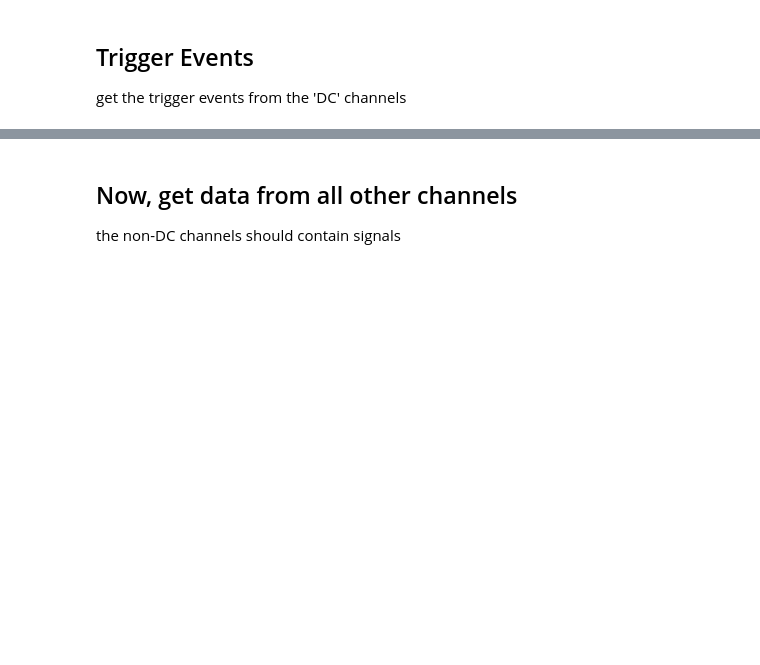
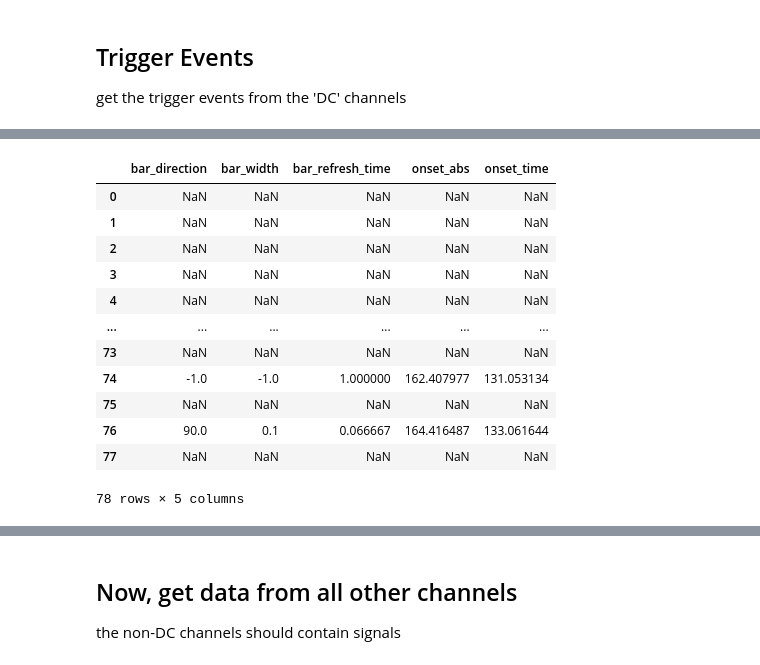
Before and after one commit to spinoza-centre/prf-seeg, a Jupyter notebook: notebooks/sEEG_1.ipynb, the cells around one changed output, grey strips where cells are left out. Drawn from its saved outputs; the diff is of its cells as text; code cells hidden in the pictures; blank space fills up the shorter version.

```diff
--- a/notebooks/sEEG_1.ipynb
+++ b/notebooks/sEEG_1.ipynb
@@ -84 +96,22 @@ print(raw_data.ch_names)
 ["POL A'1", "POL A'2", "POL A'3", "POL A'4", "POL A'5", "POL A'6", "POL A'7", "POL A'8", "POL A'9", "POL A'10", "POL A'13", "POL A'14", "POL F'1", "POL F'2", "POL F'3", "POL F'4", "POL F'5", "POL F'6" ...
+# %%
+evt_data = pd.read_csv(os.path.join(bids_dir, subj, 'func', evt_tsv_file), sep='\t')
+start_time = evt_data[evt_data.event_type == 'pulse'].onset_abs.values[0]
+trial_data = evt_data[evt_data.event_type == 'stim'][['bar_direction', 'bar_width', 'bar_refresh_time', 'onset_abs']]
+trial_data = trial_data[~np.isnan(trial_data['bar_width'].values)]
+trial_data['onset_time'] = trial_data.onset_abs - start_time
+trial_data.reindex(index=np.arange(trial_data.shape[0]))
+# %% [output]
+|  | bar_direction | bar_width | bar_refresh_time | onset_abs | onset_time |
+| 0 | NaN | NaN | NaN | NaN | NaN |
+| 1 | NaN | NaN | NaN | NaN | NaN |
+| 2 | NaN | NaN | NaN | NaN | NaN |
+| 3 | NaN | NaN | NaN | NaN | NaN |
+| 4 | NaN | NaN | NaN | NaN | NaN |
+| ... | ... | ... | ... | ... | ... |
+| 73 | NaN | NaN | NaN | NaN | NaN |
+| 74 | -1.0 | -1.0 | 1.000000 | 162.407977 | 131.053134 |
+| 75 | NaN | NaN | NaN | NaN | NaN |
+| 76 | 90.0 | 0.1 | 0.066667 | 164.416487 | 133.061644 |
+| 77 | NaN | NaN | NaN | NaN | NaN |
+78 rows × 5 columns
```
Also changed, not shown: parts of 13 cells of this notebook, 9 other files.
